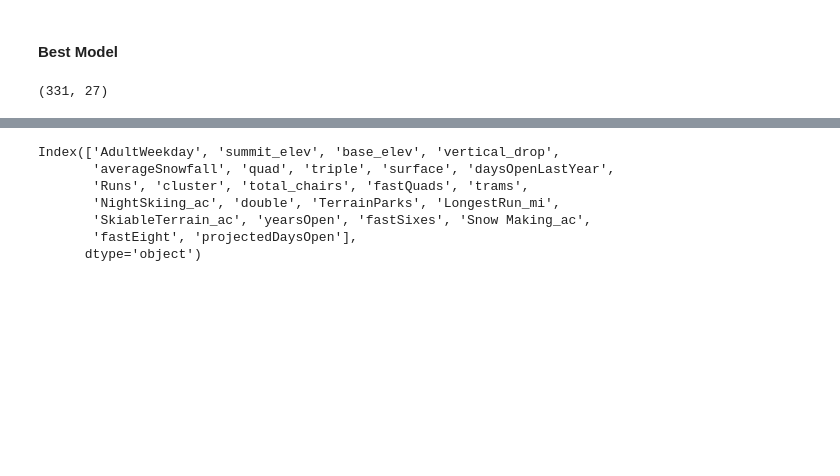
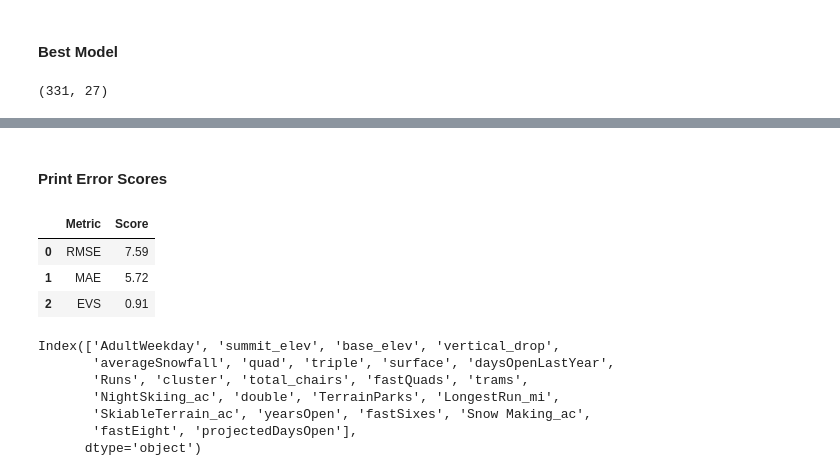
Before and after one commit to nmur1589/Guided-Capstone, a Jupyter notebook: Presentation Models/GuidedCapstoneStep6HL.ipynb, the cells around one changed output, grey strips where cells are left out. Cells and saved outputs as stored; diff of their text form; code cells hidden in the pictures; blank space fills up the shorter version.

```diff
--- a/Presentation Models/GuidedCapstoneStep6HL.ipynb
+++ b/Presentation Models/GuidedCapstoneStep6HL.ipynb
@@ -134,3 +149,14 @@ evs:0.9147232266042006
+# %% [markdown]
+#### Print Error Scores
+# %%
+errorscore = pd.DataFrame({'Metric': ['RMSE', 'MAE', 'EVS'], 'Score':[rmse, mae, evs]}, index = range(0,3))
+errorscore.Score =errorscore.Score.apply(lambda x: round(x,2))
+errorscore
+# %% [output]
+|  | Metric | Score |
+| 0 | RMSE | 7.59 |
+| 1 | MAE | 5.72 |
+| 2 | EVS | 0.91 |
 # %%
 dfCoef.index
 # %% [output]
```
Also changed, not shown: parts of 9 cells of this notebook, 1 other file.
